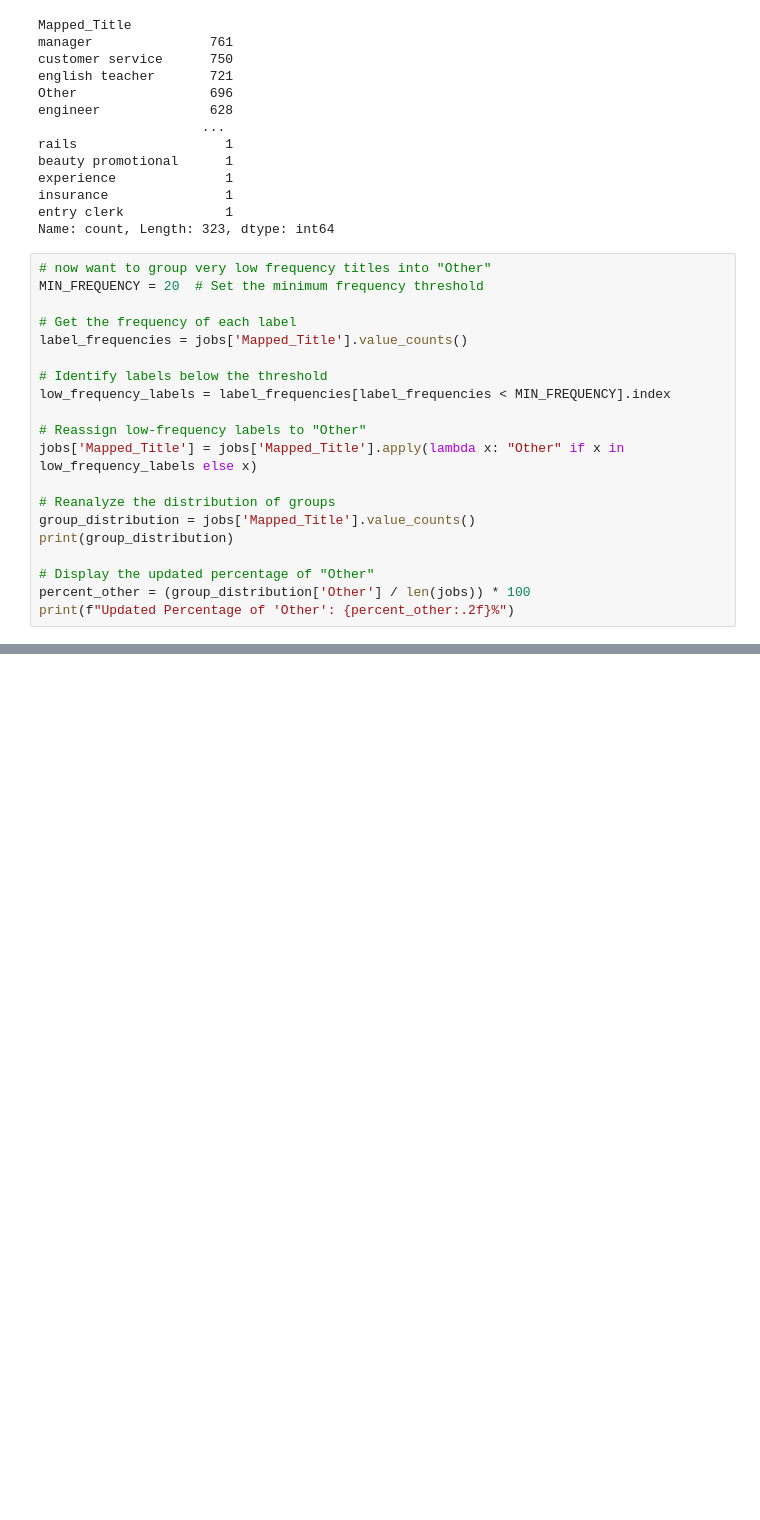
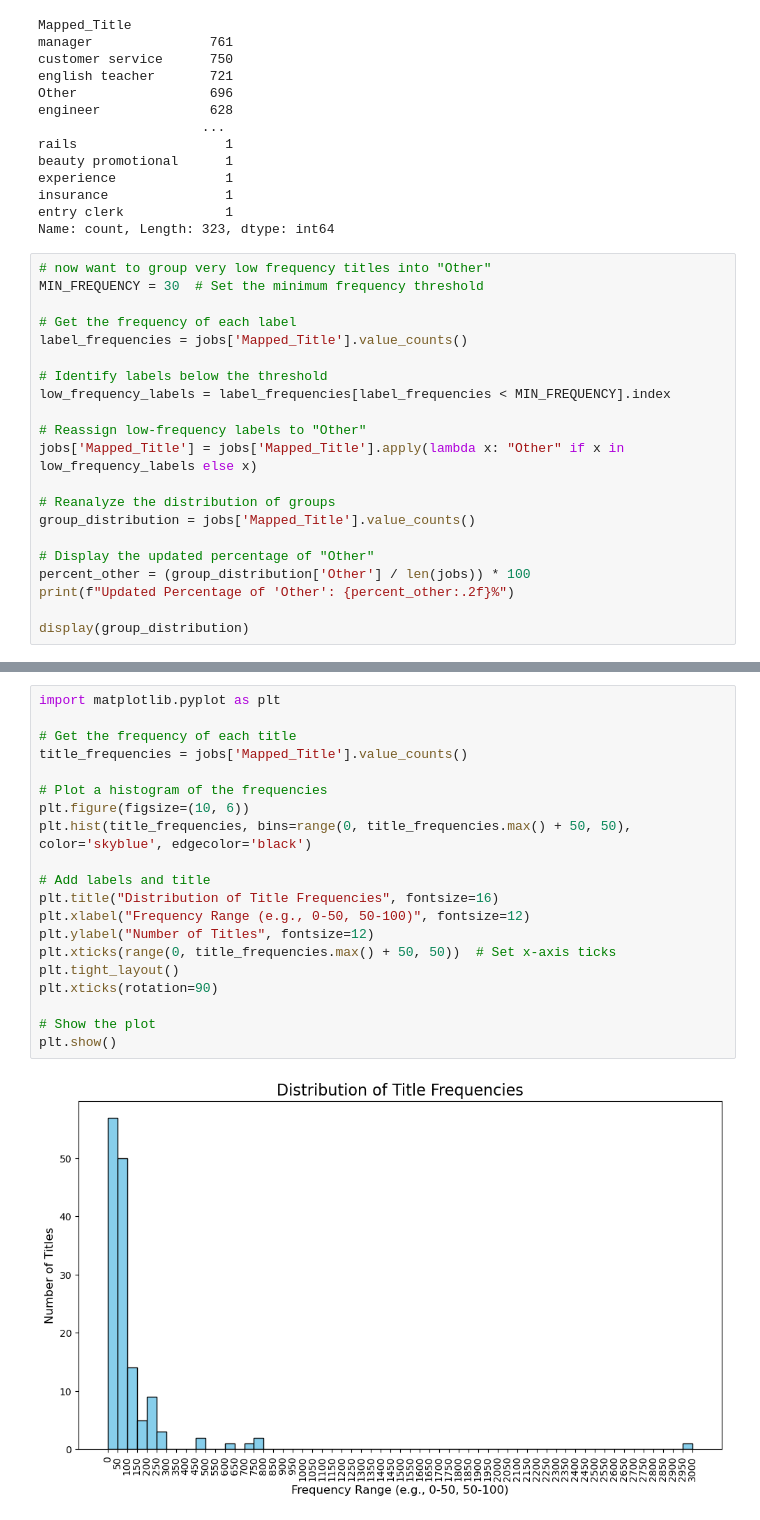
Before and after one commit to ecw70574/dsci2_final_project, a Jupyter notebook: Title_Groupings.ipynb, the cells around one changed output, grey strips where cells are left out. Cells and saved outputs as stored; diff of their text form; blank space fills up the shorter version.

```diff
--- a/Title_Groupings.ipynb
+++ b/Title_Groupings.ipynb
@@ -257,7 +255,7 @@ entry clerk             1
 Name: count, Length: 323, dtype: int64
 # %%
 # now want to group very low frequency titles into "Other"
-MIN_FREQUENCY = 20  # Set the minimum frequency threshold
+MIN_FREQUENCY = 30  # Set the minimum frequency threshold
 
 # Get the frequency of each label
 label_frequencies = jobs['Mapped_Title'].value_counts()
@@ -270,9 +268,10 @@ jobs['Mapped_Title'] = jobs['Mapped_Title'].apply(lambda x: "Other" if x in low_
 
 # Reanalyze the distribution of groups
 group_distribution = jobs['Mapped_Title'].value_counts()
-print(group_distribution)
 
 # Display the updated percentage of "Other"
 percent_other = (group_distribution['Other'] / len(jobs)) * 100
 print(f"Updated Percentage of 'Other': {percent_other:.2f}%")
+
+display(group_distribution)
 # %% [output]
@@ -292,0 +292,22 @@ Updated Percentage of 'Other': 9.01%
+# %%
+import matplotlib.pyplot as plt
+
+# Get the frequency of each title
+title_frequencies = jobs['Mapped_Title'].value_counts()
+
+# Plot a histogram of the frequencies
+plt.figure(figsize=(10, 6))
+plt.hist(title_frequencies, bins=range(0, title_frequencies.max() + 50, 50), color='skyblue', edgecolor='black')
+
+# Add labels and title
+plt.title("Distribution of Title Frequencies", fontsize=16)
+plt.xlabel("Frequency Range (e.g., 0-50, 50-100)", fontsize=12)
+plt.ylabel("Number of Titles", fontsize=12)
+plt.xticks(range(0, title_frequencies.max() + 50, 50))  # Set x-axis ticks
+plt.tight_layout()
+plt.xticks(rotation=90)
+
+# Show the plot
+plt.show()
+# %% [output]
+[figure, added]
```
Also changed, not shown: parts of 2 cells of this notebook.
